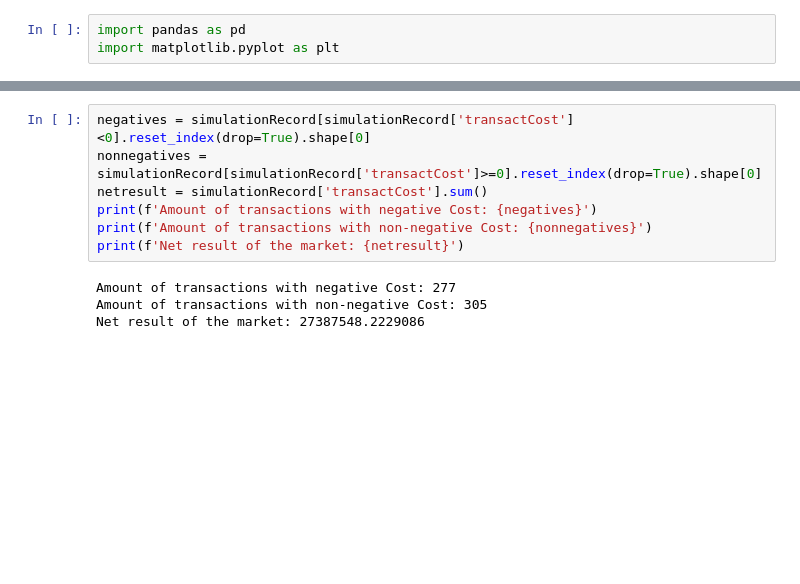
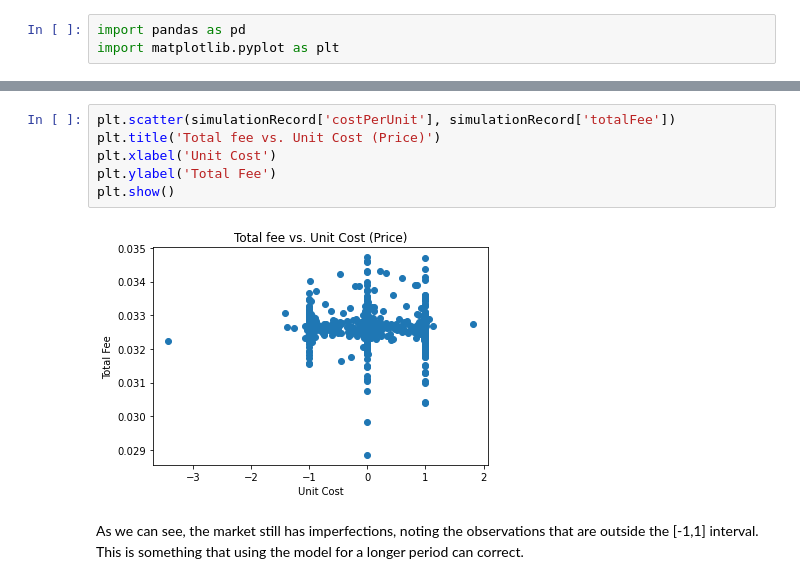
Before and after one commit to zeitgeistpm/rikiddo, a Jupyter notebook: Exploratory Data Analysis of the Market Simulation.ipynb, the cells around one changed output, grey strips where cells are left out. Cells and saved outputs as stored; diff of their text form; blank space fills up the shorter version.

```diff
--- a/Exploratory Data Analysis of the Market Simulation.ipynb
+++ b/Exploratory Data Analysis of the Market Simulation.ipynb
@@ -53,12 +80,11 @@ plt.show()
-# %%
-negatives = simulationRecord[simulationRecord['transactCost']<0].reset_index(drop=True).shape[0]
-nonnegatives = simulationRecord[simulationRecord['transactCost']>=0].reset_index(drop=True).shape[0]
-netresult = simulationRecord['transactCost'].sum()
-print(f'Amount of transactions with negative Cost: {negatives}')
-print(f'Amount of transactions with non-negative Cost: {nonnegatives}')
-print(f'Net result of the market: {netresult}')
-# %% [output]
-Amount of transactions with negative Cost: 277
-Amount of transactions with non-negative Cost: 305
-Net result of the market: 27387548.2229086
+# %%
+plt.scatter(simulationRecord['costPerUnit'], simulationRecord['totalFee'])
+plt.title('Total fee vs. Unit Cost (Price)')
+plt.xlabel('Unit Cost')
+plt.ylabel('Total Fee')
+plt.show()
+# %% [output]
+[figure, added]
+# %% [markdown]
+As we can see, the market still has imperfections, noting the observations that are outside the [-1,1] interval. This is something that using the model for a longer period can correct.
 # %%
```
Also changed, not shown: parts of 14 cells of this notebook.
